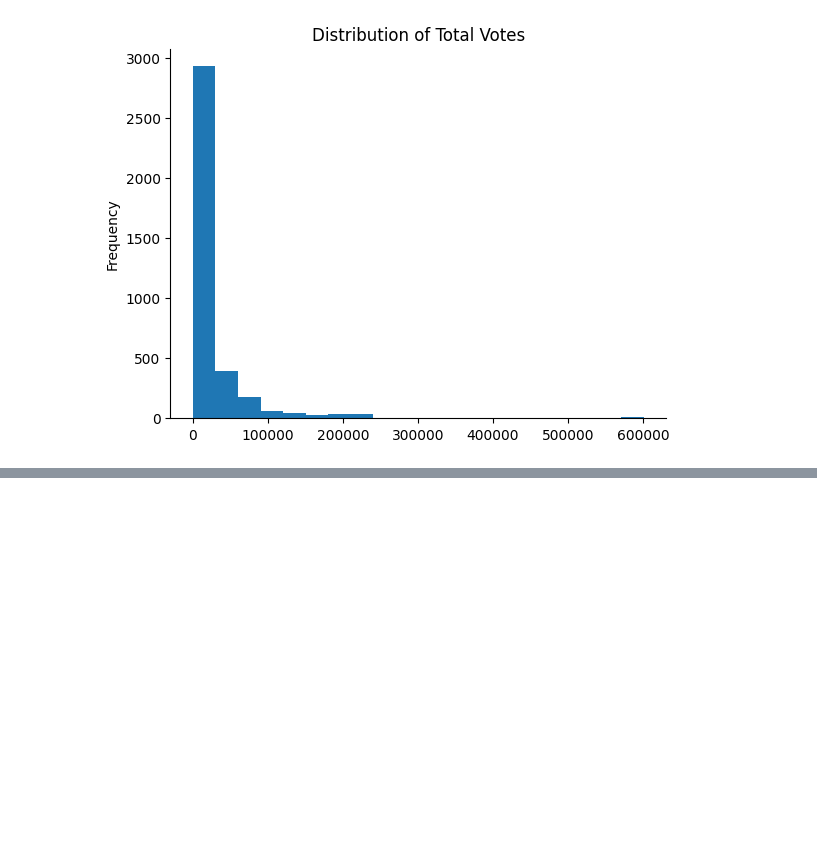
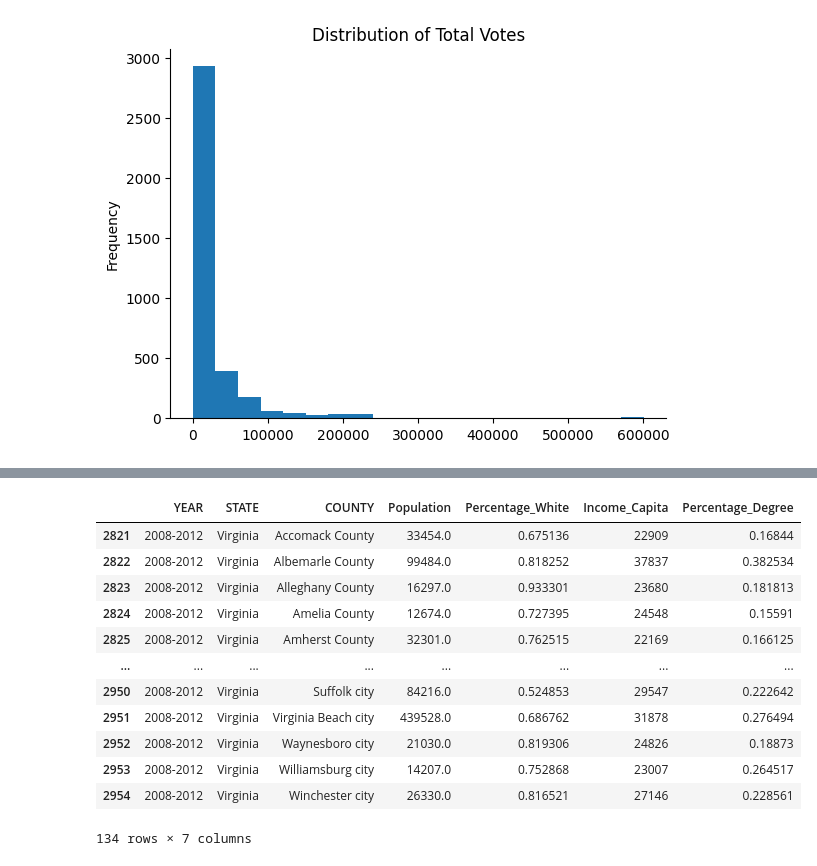
Before and after one commit to kevindangkhoama/project_voting, a Jupyter notebook: project3.ipynb, the cells around one changed output, grey strips where cells are left out. Saved outputs shown, nothing was run; the diff lists cells and outputs as text; code cells hidden in the pictures; blank space fills up the shorter version.

```diff
--- a/project3.ipynb
+++ b/project3.ipynb
@@ -307,0 +401,31 @@ plt.show()
+# %%
+#Frame 2, 2008-2012
+
+frame2.iloc[1:, 142:147] = frame2.iloc[1:, 142:147].astype(int)
+frame2['CollegeDegree'] = frame2.iloc[:, 142:147].sum(axis=1)
+
+frame2['QSEE001'] = frame2.iloc[1:,41:42].astype(int)
+frame2['Percentage_Degree'] = (frame2['CollegeDegree']) / frame2['QSEE001']
+# %%
+frame2['QSQE002'] = pd.to_numeric(frame2['QSQE002'], errors='coerce')
+frame2['Percentage_White'] = (frame2['QSQE002']) / frame2['QSEE001']
+# %%
+frame2.rename(columns={'QSEE001': 'Population', 'QWUE001': 'Income_Capita'}, inplace=True)
+# %%
+fr2 = frame2[['YEAR', 'STATE', 'COUNTY', 'Population', 'Percentage_White', 'Income_Capita', 'Percentage_Degree']]
+fr2=fr2[fr2['STATE']=='Virginia']
+fr2
+# %% [output]
+|  | YEAR | STATE | COUNTY | Population | Percentage_White | Income_Capita | Percentage_Degree |
+| 2821 | 2008-2012 | Virginia | Accomack County | 33454.0 | 0.675136 | 22909 | 0.16844 |
+| 2822 | 2008-2012 | Virginia | Albemarle County | 99484.0 | 0.818252 | 37837 | 0.382534 |
+| 2823 | 2008-2012 | Virginia | Alleghany County | 16297.0 | 0.933301 | 23680 | 0.181813 |
+| 2824 | 2008-2012 | Virginia | Amelia County | 12674.0 | 0.727395 | 24548 | 0.15591 |
+| 2825 | 2008-2012 | Virginia | Amherst County | 32301.0 | 0.762515 | 22169 | 0.166125 |
+| ... | ... | ... | ... | ... | ... | ... | ... |
+| 2950 | 2008-2012 | Virginia | Suffolk city | 84216.0 | 0.524853 | 29547 | 0.222642 |
+| 2951 | 2008-2012 | Virginia | Virginia Beach city | 439528.0 | 0.686762 | 31878 | 0.276494 |
+| 2952 | 2008-2012 | Virginia | Waynesboro city | 21030.0 | 0.819306 | 24826 | 0.18873 |
+| 2953 | 2008-2012 | Virginia | Williamsburg city | 14207.0 | 0.752868 | 23007 | 0.264517 |
+| 2954 | 2008-2012 | Virginia | Winchester city | 26330.0 | 0.816521 | 27146 | 0.228561 |
+134 rows × 7 columns
```
Also changed, not shown: parts of 24 cells of this notebook.
